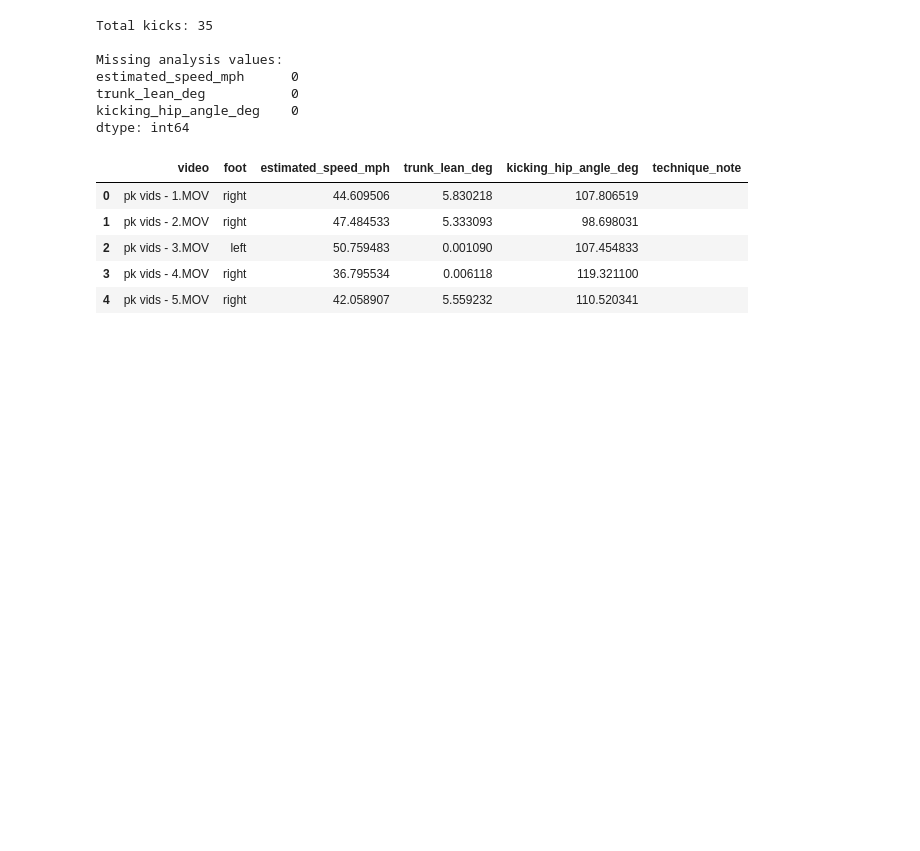
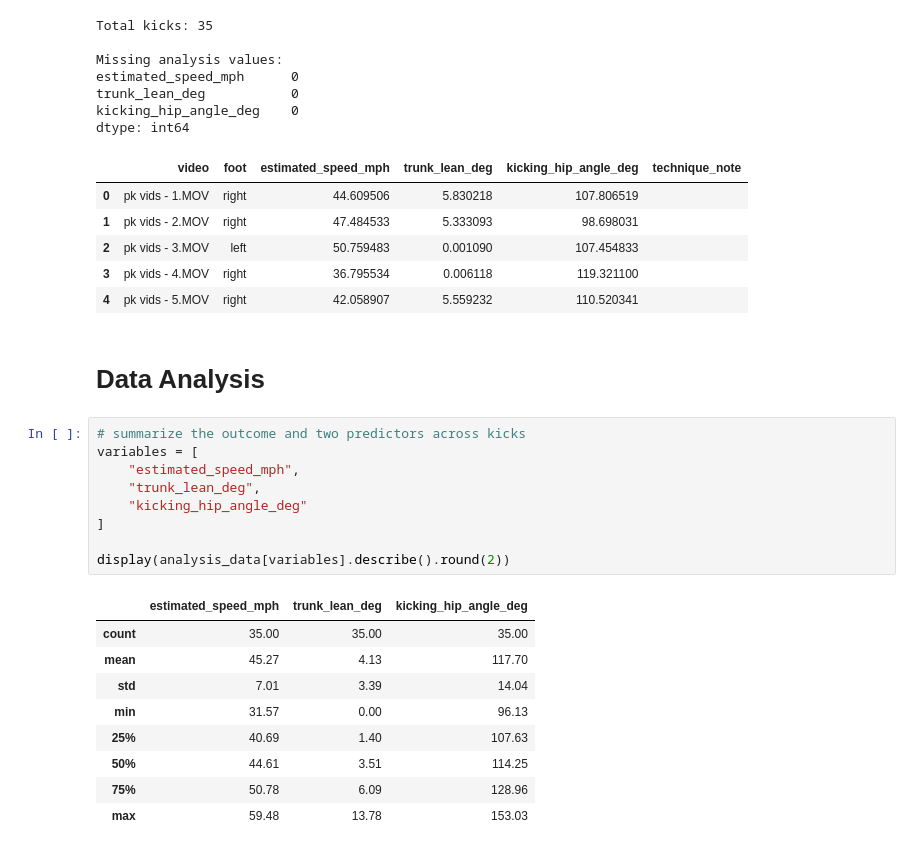
Before and after one commit to emmyregal/Soccer-Computer-Vision, a Jupyter notebook: stat_analysis.ipynb, the cells around one changed output. Saved outputs shown, nothing was run; the diff lists cells and outputs as text; blank space fills up the shorter version.

Commit message:
stat analysis for trunk and hip angle(bust) and then ppt update accordingly

```diff
--- a/stat_analysis.ipynb
+++ b/stat_analysis.ipynb
@@ -523,3 +523,24 @@ dtype: int64
 | 2 | pk vids - 3.MOV | left | 50.759483 | 0.001090 | 107.454833 |  |
 | 3 | pk vids - 4.MOV | right | 36.795534 | 0.006118 | 119.321100 |  |
 | 4 | pk vids - 5.MOV | right | 42.058907 | 5.559232 | 110.520341 |  |
+# %% [markdown]
+# Data Analysis
+# %%
+# summarize the outcome and two predictors across kicks
+variables = [
+    "estimated_speed_mph",
+    "trunk_lean_deg",
+    "kicking_hip_angle_deg"
+]
+
+display(analysis_data[variables].describe().round(2))
+# %% [output]
+|  | estimated_speed_mph | trunk_lean_deg | kicking_hip_angle_deg |
+| count | 35.00 | 35.00 | 35.00 |
+| mean | 45.27 | 4.13 | 117.70 |
+| std | 7.01 | 3.39 | 14.04 |
+| min | 31.57 | 0.00 | 96.13 |
+| 25% | 40.69 | 1.40 | 107.63 |
+| 50% | 44.61 | 3.51 | 114.25 |
+| 75% | 50.78 | 6.09 | 128.96 |
+| max | 59.48 | 13.78 | 153.03 |
```
Also changed, not shown: parts of 1 cell of this notebook, 3 other files.
